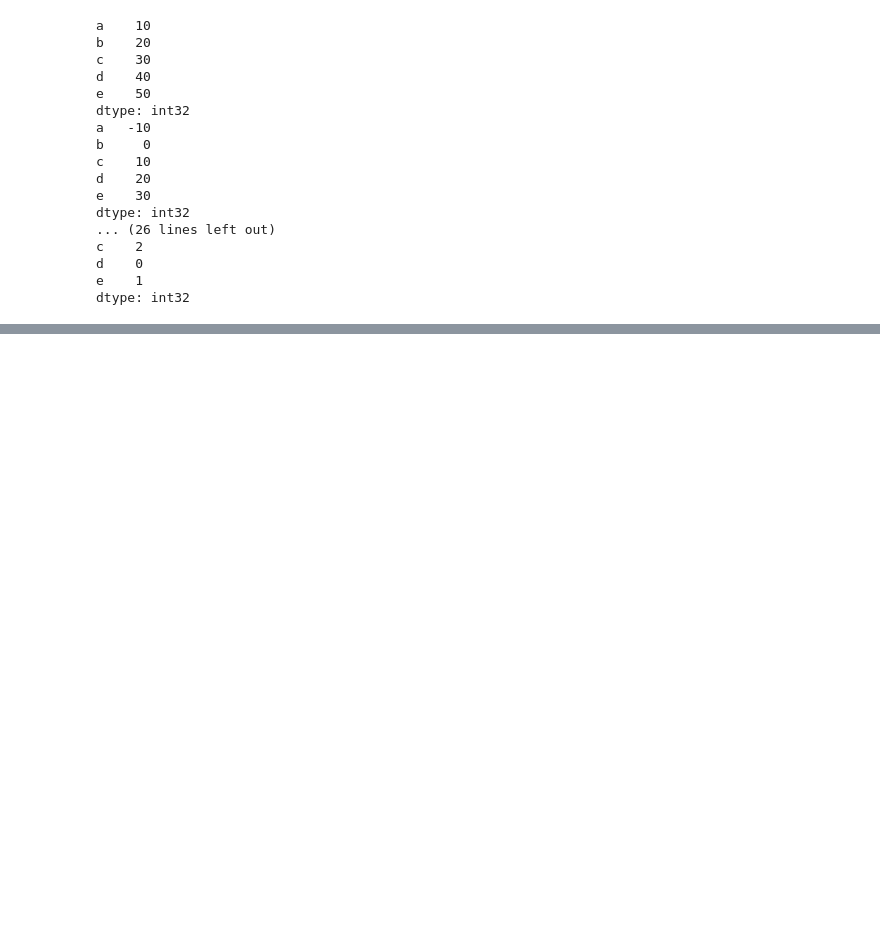
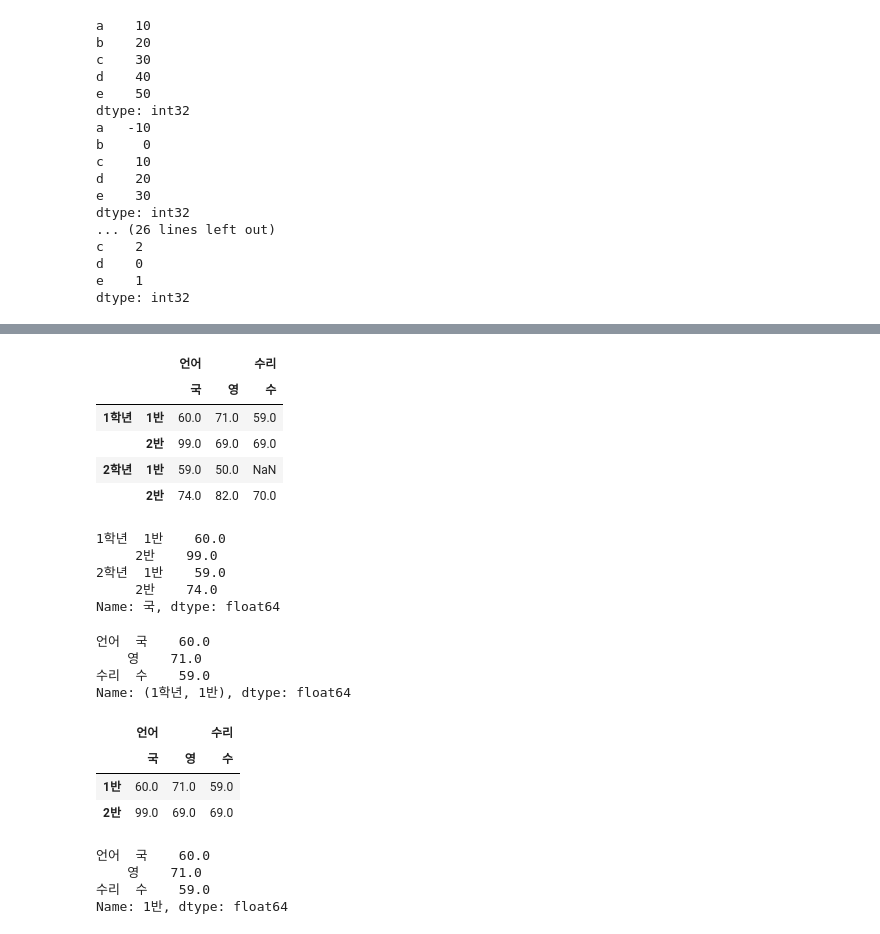
Before and after one commit to Kimdonghyeon7645/Python-Data-Analysis, a Jupyter notebook: step03_pandas.ipynb, the cells around one changed output, grey strips where cells are left out. Saved outputs shown, nothing was run; the diff lists cells and outputs as text; code cells hidden in the pictures; blank space fills up the shorter version.

```diff
--- a/step03_pandas.ipynb
+++ b/step03_pandas.ipynb
@@ -115,0 +275,3 @@ dtype: int32
+# %%
+df=df.drop(['평균'], axis='columns')
+df
@@ -115,0 +420,39 @@ dtype: int32
+# %%
+df.columns=[['언어','언어','수리'],['국','영','수']]    # .columns() 컬럼(열) 구분을 추가
+df
+# %% [output]
+|  |  | 언어 |  | 수리 |
+|  |  | 국 | 영 | 수 |
+| 1학년 | 1반 | 60.0 | 71.0 | 59.0 |
+|  | 2반 | 99.0 | 69.0 | 69.0 |
+| 2학년 | 1반 | 59.0 | 50.0 | NaN |
+|  | 2반 | 74.0 | 82.0 | 70.0 |
+# %%
+df['언어']['국']
+# %% [output]
+1학년  1반    60.0
+     2반    99.0
+2학년  1반    59.0
+     2반    74.0
+Name: 국, dtype: float64
+# %%
+df.iloc[0]
+# %% [output]
+언어  국    60.0
+    영    71.0
+수리  수    59.0
+Name: (1학년, 1반), dtype: float64
+# %%
+df.loc['1학년']
+# %% [output]
+|  | 언어 |  | 수리 |
+|  | 국 | 영 | 수 |
+| 1반 | 60.0 | 71.0 | 59.0 |
+| 2반 | 99.0 | 69.0 | 69.0 |
+# %%
+df.loc['1학년'].loc['1반']
+# %% [output]
+언어  국    60.0
+    영    71.0
+수리  수    59.0
+Name: 1반, dtype: float64
```
Also changed, not shown: parts of 45 cells of this notebook.
